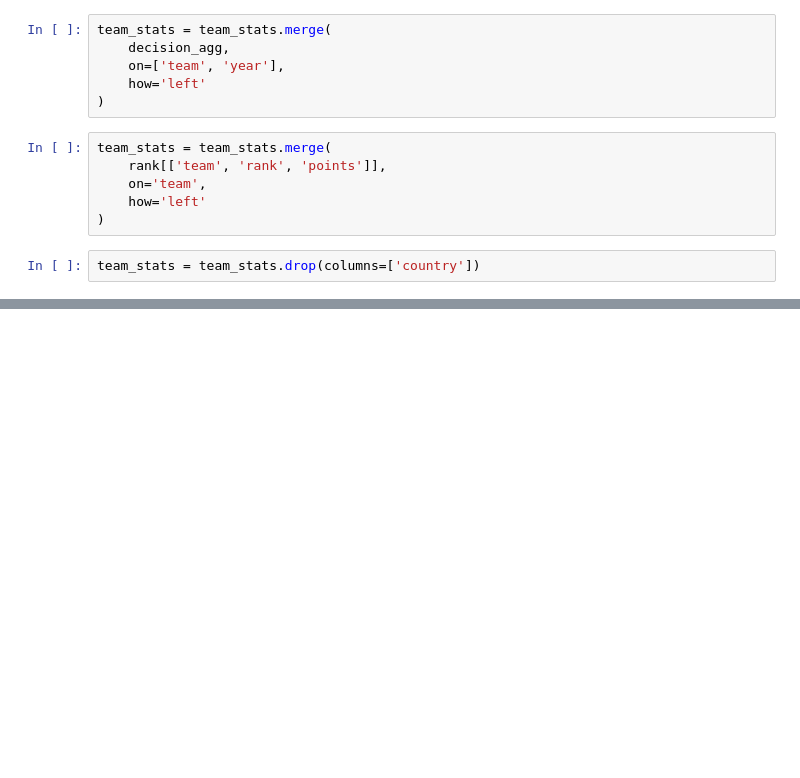
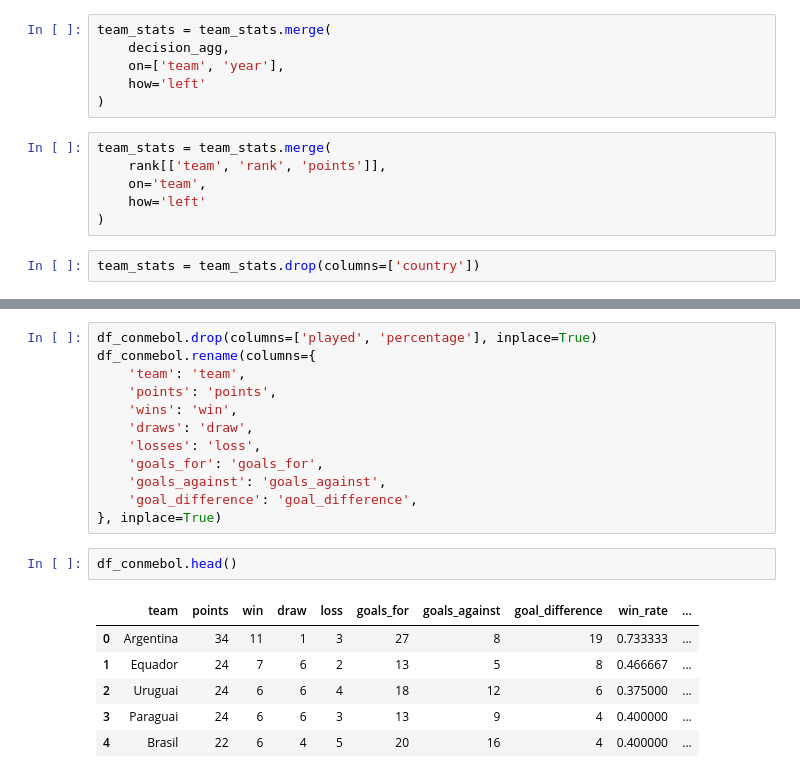
Before and after one commit to Jhonatarlp/Projeto_final_ciclo_basico_insper_Data, a Jupyter notebook: criacao_df_modelo.ipynb, the cells around one changed output, grey strips where cells are left out. Saved outputs shown, nothing was run; the diff lists cells and outputs as text; blank space fills up the shorter version.

```diff
--- a/criacao_df_modelo.ipynb
+++ b/criacao_df_modelo.ipynb
@@ -590,0 +354,21 @@ Name: champion_probability, dtype: float32
+# %%
+df_conmebol.drop(columns=['played', 'percentage'], inplace=True)
+df_conmebol.rename(columns={
+    'team': 'team',
+    'points': 'points',
+    'wins': 'win',
+    'draws': 'draw',
+    'losses': 'loss',
+    'goals_for': 'goals_for',
+    'goals_against': 'goals_against',
+    'goal_difference': 'goal_difference',
+}, inplace=True)
+# %%
+df_conmebol.head()
+# %% [output]
+|  | team | points | win | draw | loss | goals_for | goals_against | goal_difference | win_rate | ... |
+| 0 | Argentina | 34 | 11 | 1 | 3 | 27 | 8 | 19 | 0.733333 | ... |
+| 1 | Equador | 24 | 7 | 6 | 2 | 13 | 5 | 8 | 0.466667 | ... |
+| 2 | Uruguai | 24 | 6 | 6 | 4 | 18 | 12 | 6 | 0.375000 | ... |
+| 3 | Paraguai | 24 | 6 | 6 | 3 | 13 | 9 | 4 | 0.400000 | ... |
+| 4 | Brasil | 22 | 6 | 4 | 5 | 20 | 16 | 4 | 0.400000 | ... |
```
Also changed, not shown: parts of 25 cells of this notebook.
